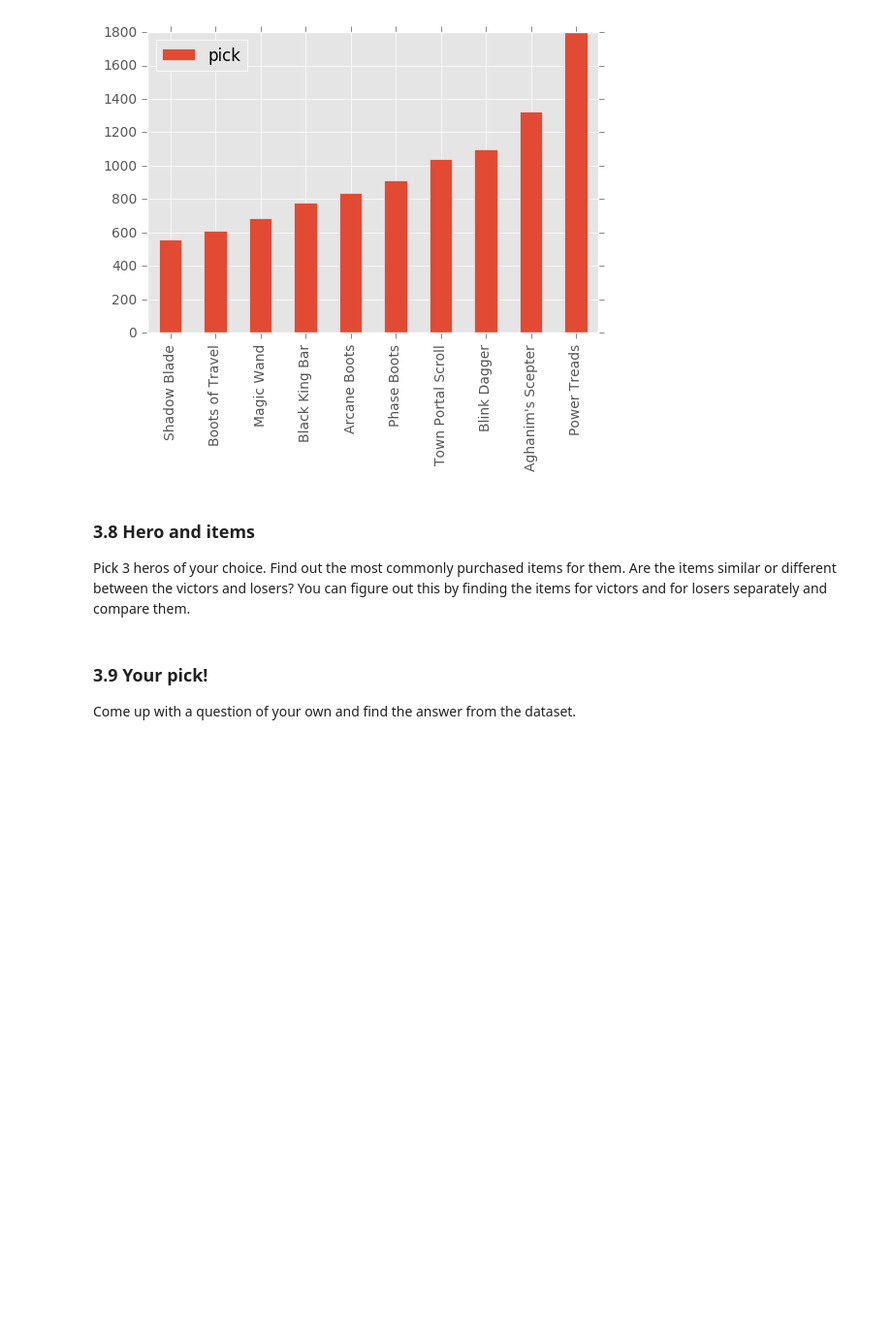
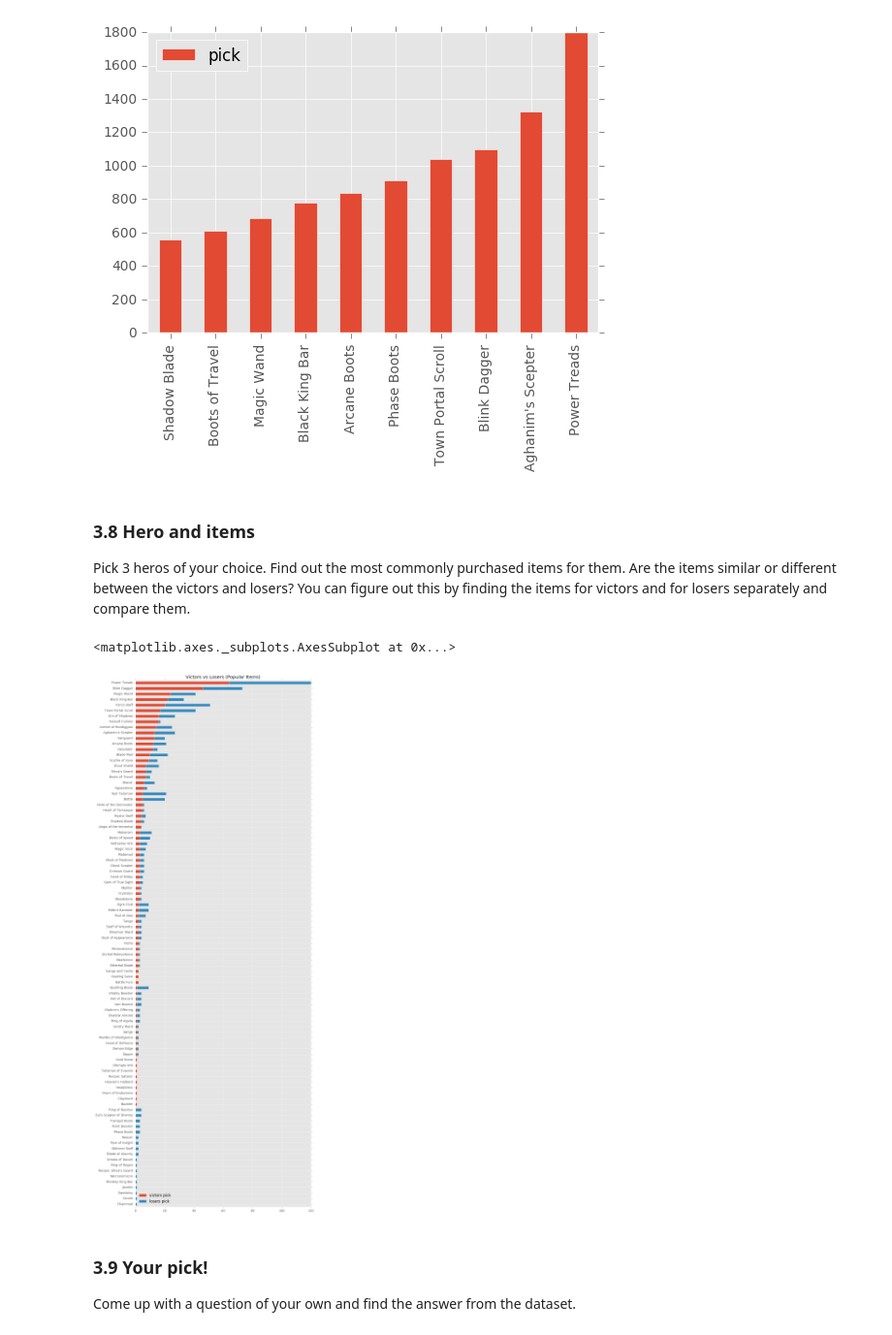
Before and after one commit to tow02/iccs413, a Jupyter notebook: assignments/a2/Assn 2 - Web API and Data Storage.ipynb, the cells around one changed output. Shown at 97% size. Cells and saved outputs as stored; diff of their text form; code cells hidden in the pictures; blank space fills up the shorter version.

```diff
--- a/assignments/a2/Assn 2 - Web API and Data Storage.ipynb
+++ b/assignments/a2/Assn 2 - Web API and Data Storage.ipynb
@@ -412,3 +410,51 @@ Pick 3 heros of your choice. Find out the most commonly purchased items for them
+# %%
+# Fill code here
+
+heroes_lookup = {hero[u'id']: hero[u'localized_name'] for hero in heroes}
+heroes_id = heroes_lookup.keys()
+sample_heroes_id = [np.random.choice(heroes_id) for _ in range(3)]
+# %%
+victors_items_popular = {}
+losers_items_popular = {}
+
+for i_df in df.index:
+    radiant_win = df['radiant_win'][i_df]
+    players = df['players'][i_df]
+    for player in players:
+        hero_id = player['hero_id']
+        if hero_id in sample_heroes_id:
+            try:
+                hero_name = heroes_lookup[hero_id]
+            except KeyError:
+                continue
+            player_slot = player['player_slot']
+            bit_mask = 0x80 # bitmask for getting msb in 8 bit
+            is_radiant = ((bit_mask & player_slot) >> 7) == False
+            for i in range(6):
+                item_id = player[u'item_' + str(i)]
+                try:
+                    item_name = items_lookup[item_id]
+                    victor_item_popular = victors_items_popular.get(item_name, 0)
+                    loser_item_popular = losers_items_popular.get(item_name, 0)
+                    if is_radiant:
+                        victors_items_popular[item_name] = victor_item_popular + 1 if radiant_win else victor_item_popular
+                        losers_items_popular[item_name] = loser_item_popular + 1 if not radiant_win else loser_item_popular
+                    else:
+                        victors_items_popular[item_name] = victor_item_popular + 1 if not radiant_win else victor_item_popular
+                        losers_items_popular[item_name] = loser_item_popular + 1 if radiant_win else loser_item_popular
+                except KeyError:
+                    continue
+# %%
+df_items = pd.DataFrame([victors_items_popular, losers_items_popular],
+                         index=['victors pick', 'losers pick']).T
+# %%
+df_items.sort_values(['victors pick', 'losers pick']).plot(kind='barh',
+                                                           figsize=(10, 30),
+                                                           title='Victors vs Losers (Popular Items)',
+                                                           stacked=True)
+# %% [output]
+<matplotlib.axes._subplots.AxesSubplot at 0x...>
+[figure, added]
 # %% [markdown]
 ### 3.9 Your pick!
 
```
Also changed, not shown: parts of 2 cells of this notebook.
